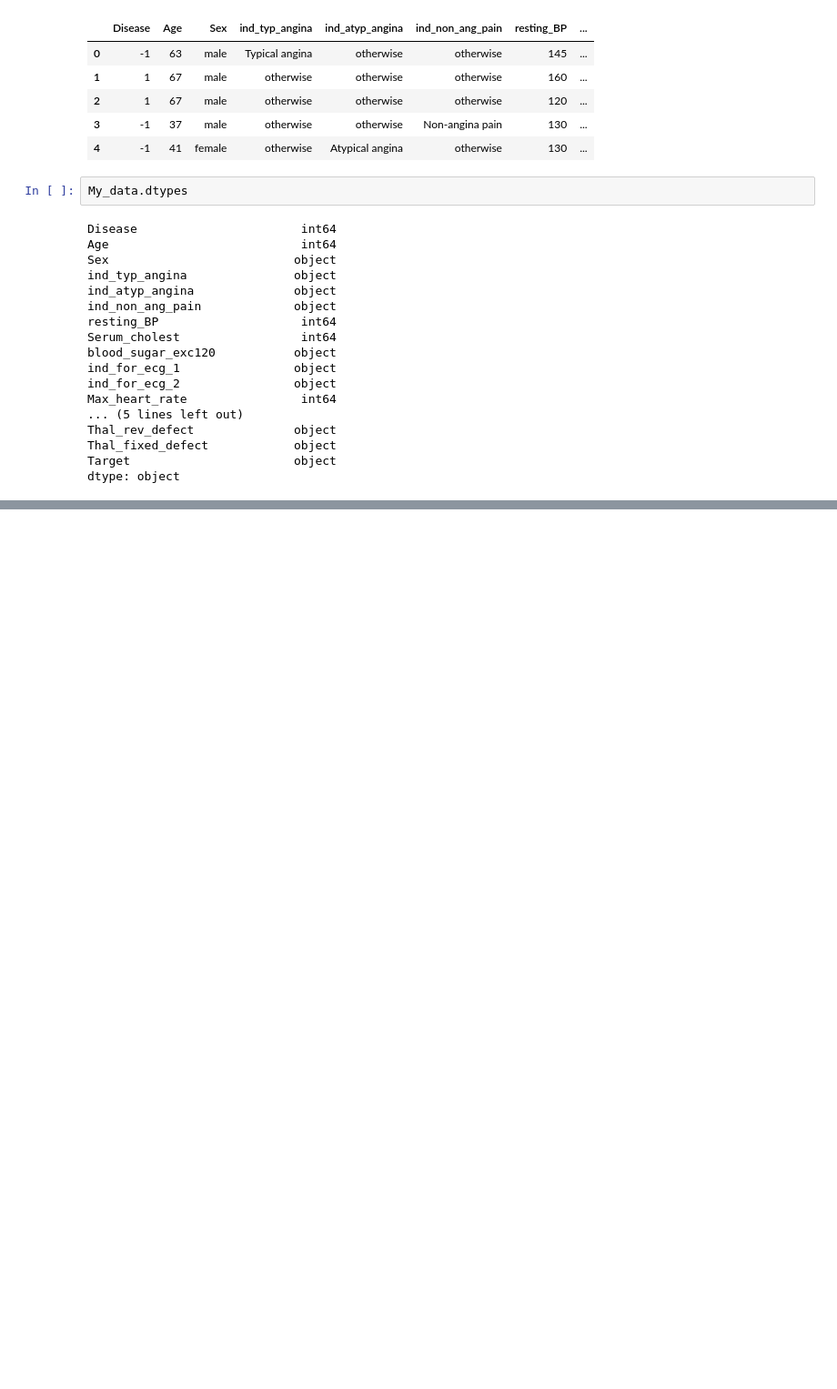
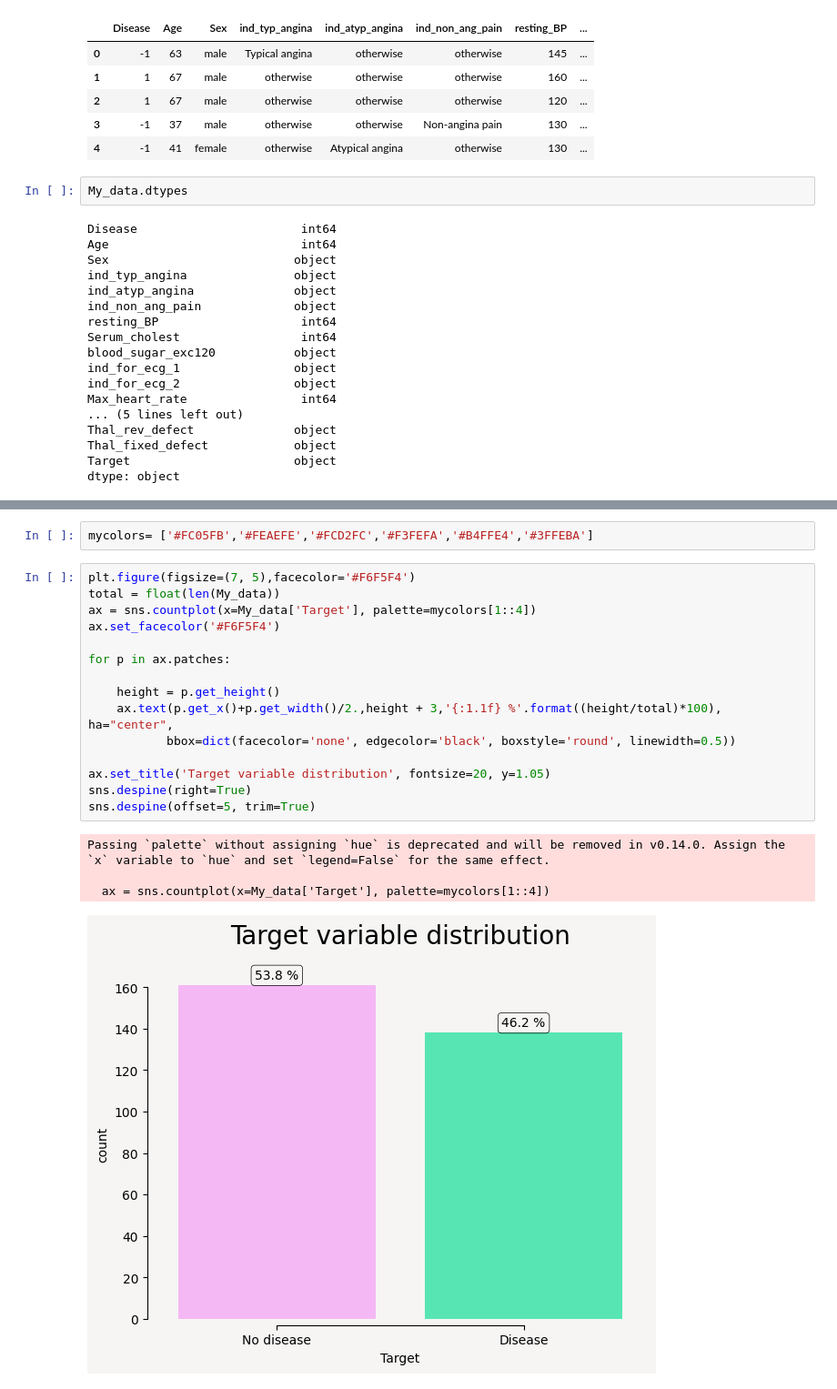
Before and after one commit to nibu-pamplaniyil/Heart, a Jupyter notebook: jupiter.ipynb, the cells around one changed output, grey strips where cells are left out. Shown at 91% size. Saved outputs shown, nothing was run; the diff lists cells and outputs as text; blank space fills up the shorter version.

Commit message:
Data visualization

```diff
--- a/jupiter.ipynb
+++ b/jupiter.ipynb
@@ -123,0 +137,22 @@ dtype: object
+# %%
+mycolors= ['#FC05FB','#FEAEFE','#FCD2FC','#F3FEFA','#B4FFE4','#3FFEBA']
+# %%
+plt.figure(figsize=(7, 5),facecolor='#F6F5F4')
+total = float(len(My_data))
+ax = sns.countplot(x=My_data['Target'], palette=mycolors[1::4])
+ax.set_facecolor('#F6F5F4')
+
+for p in ax.patches:
+
+    height = p.get_height()
+    ax.text(p.get_x()+p.get_width()/2.,height + 3,'{:1.1f} %'.format((height/total)*100), ha="center",
+           bbox=dict(facecolor='none', edgecolor='black', boxstyle='round', linewidth=0.5))
+
+ax.set_title('Target variable distribution', fontsize=20, y=1.05)
+sns.despine(right=True)
+sns.despine(offset=5, trim=True)
+# %% [output]
+Passing `palette` without assigning `hue` is deprecated and will be removed in v0.14.0. Assign the `x` variable to `hue` and set `legend=False` for the same effect.
+
+  ax = sns.countplot(x=My_data['Target'], palette=mycolors[1::4])
+[figure, added]
```
Also changed, not shown: parts of 3 cells of this notebook.
